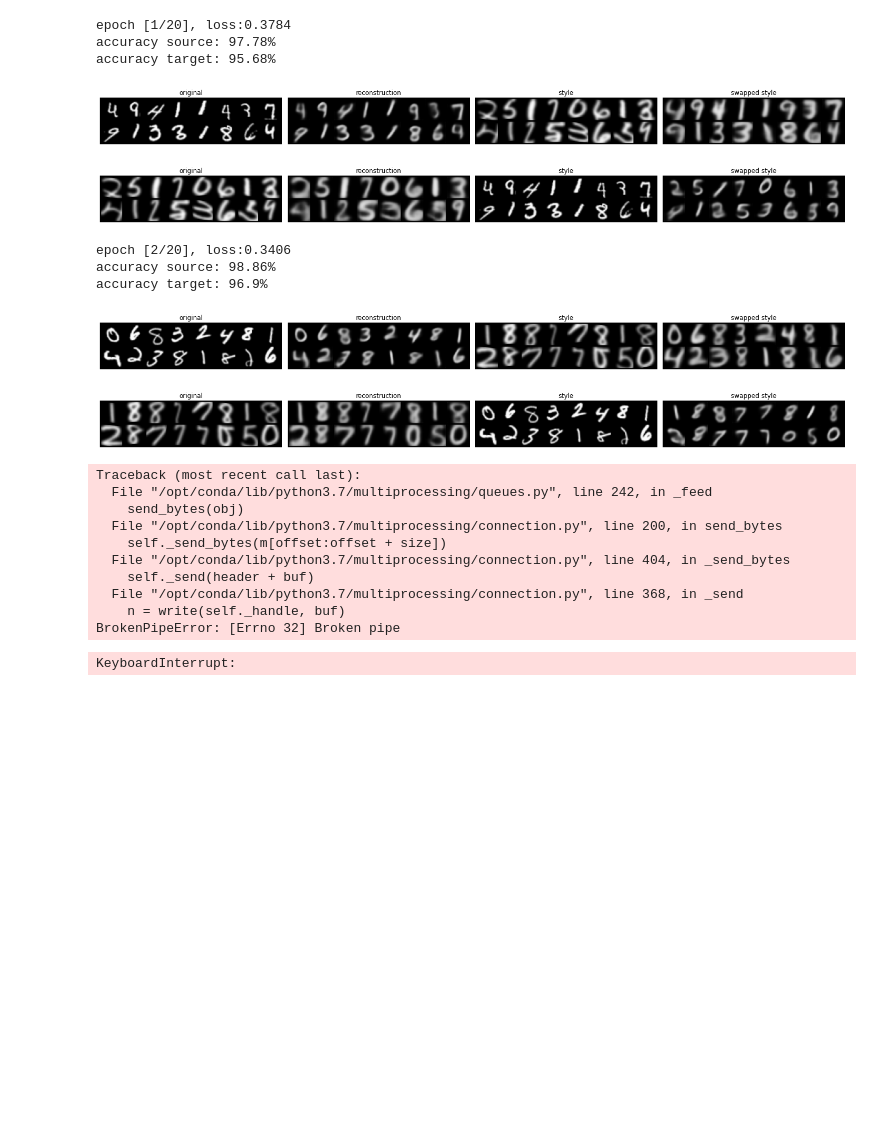
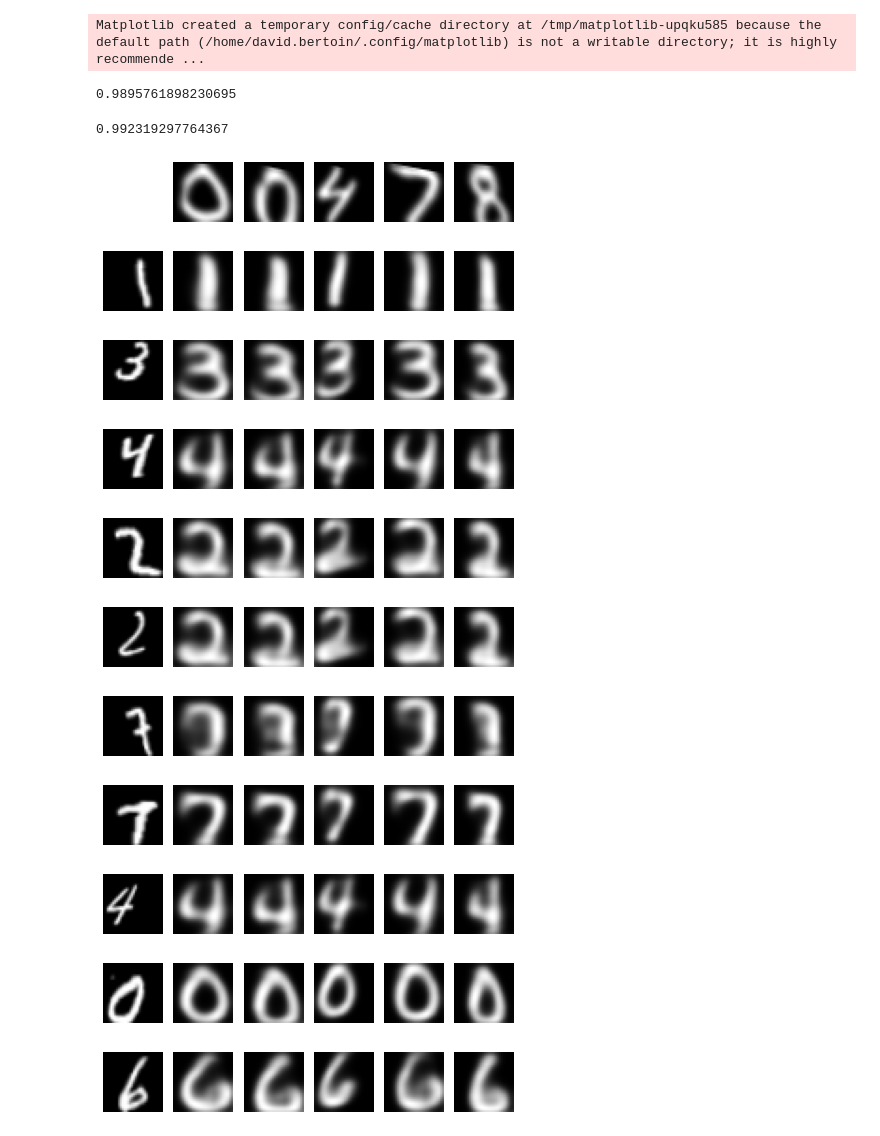
Before and after one commit to SuReLI/DiCyR_code, a Jupyter notebook: DiCyR/notebooks/MNIST_to_USPS.ipynb, the cells around one changed output. Drawn from its saved outputs; the diff is of its cells as text; code cells hidden in the pictures; blank space fills up the shorter version.

```diff
--- a/DiCyR/notebooks/MNIST_to_USPS.ipynb
+++ b/DiCyR/notebooks/MNIST_to_USPS.ipynb
@@ -297,28 +0,0 @@ torch.save(model, "mnist_to_usps.pth")
-# %%
-epochs = 50
-betas = np.ones(50)
-delta = np.ones(50)
-train_domain_adaptation(model, optimizer, random_projector, source_train_loader, target_train_loader, alpha=5,
-                                            epochs=20, betas=betas, gamma=0.5, delta=delta, show_images=True)
-# %% [output]
-epoch [1/20], loss:0.3784
-accuracy source: 97.78%
-accuracy target: 95.68%
-[figure, removed]
-[figure, removed]
-epoch [2/20], loss:0.3406
-accuracy source: 98.86%
-accuracy target: 96.9%
-[figure, removed]
-[figure, removed]
-Traceback (most recent call last):
-  File "/opt/conda/lib/python3.7/multiprocessing/queues.py", line 242, in _feed
-    send_bytes(obj)
-  File "/opt/conda/lib/python3.7/multiprocessing/connection.py", line 200, in send_bytes
-    self._send_bytes(m[offset:offset + size])
-  File "/opt/conda/lib/python3.7/multiprocessing/connection.py", line 404, in _send_bytes
-    self._send(header + buf)
-  File "/opt/conda/lib/python3.7/multiprocessing/connection.py", line 368, in _send
-    n = write(self._handle, buf)
-BrokenPipeError: [Errno 32] Broken pipe
-KeyboardInterrupt:
@@ -324,0 +38,39 @@ KeyboardInterrupt:
+# %%
+import numpy as np
+from train import train_domain_adaptation
+
+epochs = 50
+scheduler = optim.lr_scheduler.CosineAnnealingLR(optimizer, T_max=50)
+betas = np.linspace(0, 5, epochs)
+train_domain_adaptation(model,
+                        optimizer,
+                        source_train_loader,
+                        target_train_loader,
+                        epochs=epochs,
+                        betas=betas,
+                        gamma=0.5,
+                        delta=1,
+                        scheduler=scheduler)
+# %% [output]
+Matplotlib created a temporary config/cache directory at /tmp/matplotlib-upqku585 because the default path (/home/david.bertoin/.config/matplotlib) is not a writable directory; it is highly recommende ...
+0.9895761898230695
+# %%
+from utils import test_network, plot_target_cross_domain_swapping, plot_tsne
+model.eval()
+print(test_network(model, target_test_loader)  )
+model.train();
+plot_target_cross_domain_swapping(model, source_train_loader, target_train_loader)
+plot_tsne(model, source_train_loader, target_train_loader, 64, 150)
+# %% [output]
+0.992319297764367
+[figure, added]
+[figure, added]
+[figure, added]
+[figure, added]
+[figure, added]
+[figure, added]
+[figure, added]
+[figure, added]
+[figure, added]
+[figure, added]
+[figure, added]
```
Also changed, not shown: parts of 13 cells of this notebook, 11 other files.
